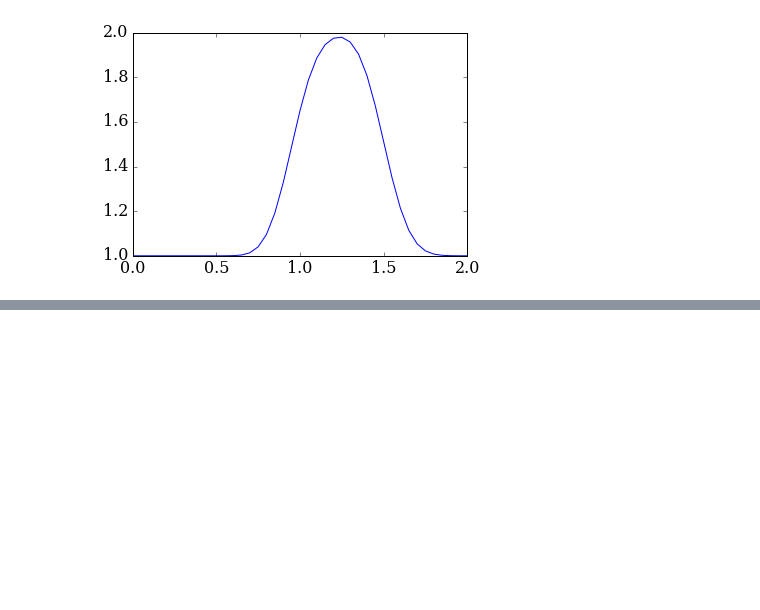
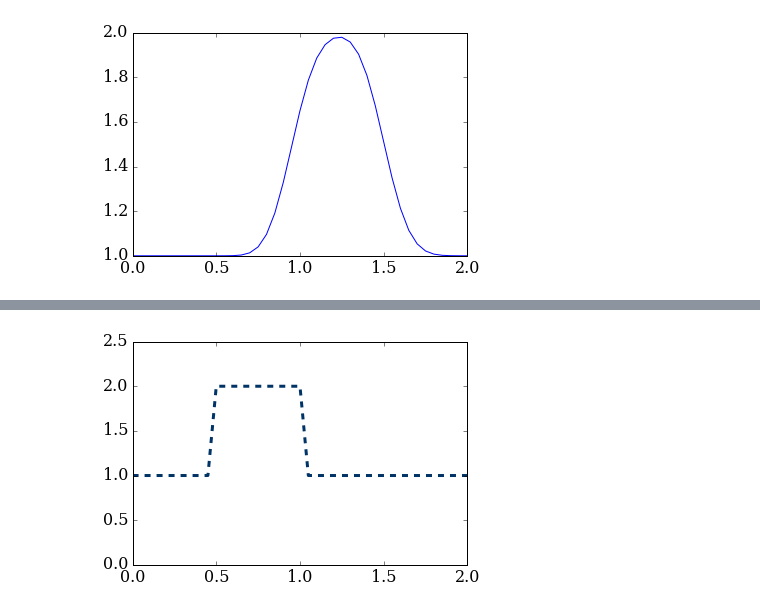
Before and after one commit to james901004/6286, a Jupyter notebook: lesson_2.ipynb, the cells around one changed output, grey strips where cells are left out. Cells and saved outputs as stored; diff of their text form; code cells hidden in the pictures; blank space fills up the shorter version.

```diff
--- a/lesson_2.ipynb
+++ b/lesson_2.ipynb
@@ -69,0 +83,5 @@ pyplot.plot(x,u)
+# %%
+pyplot.plot(x, u, color='#003366', ls='--', lw=3)
+pyplot.ylim(0,2.5);
+# %% [output]
+[figure, added]
```
Also changed, not shown: parts of 5 cells of this notebook, 3 other files.
